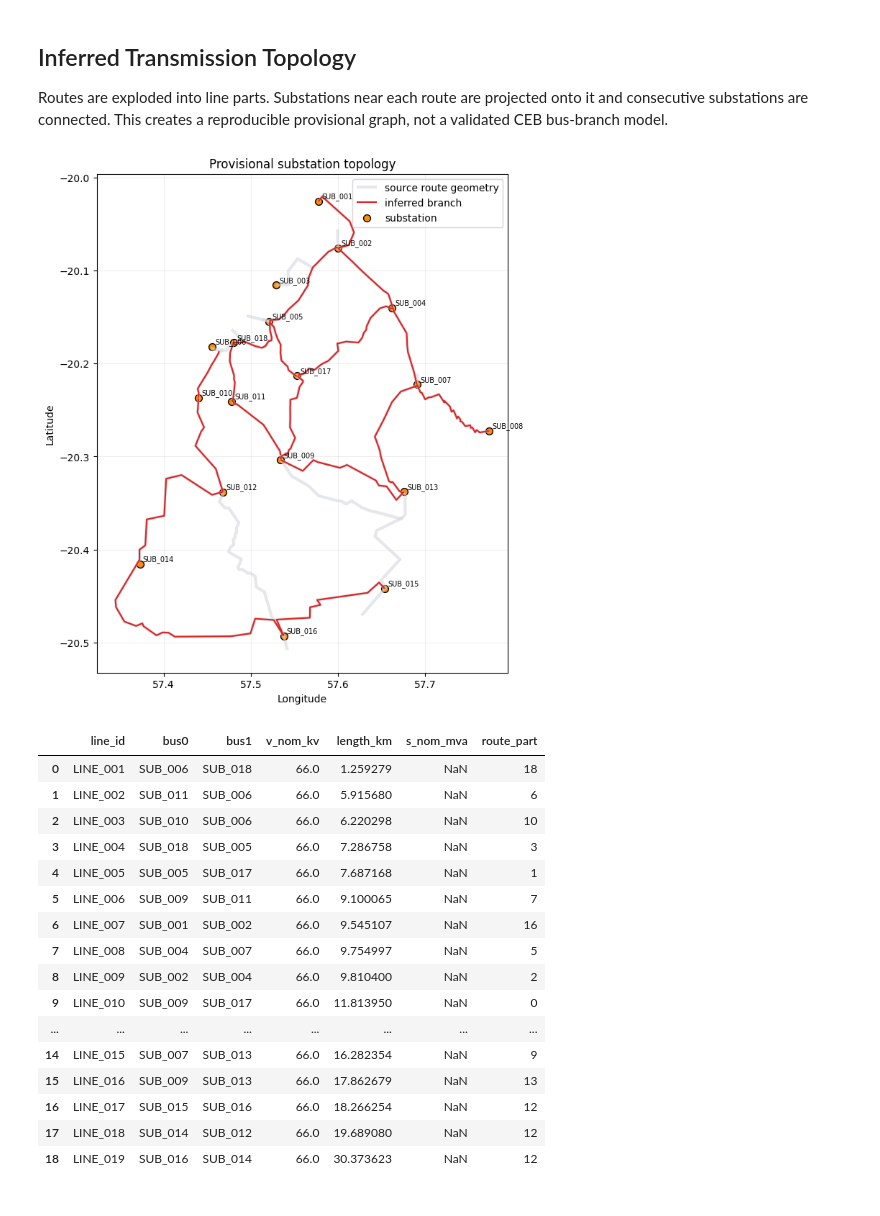
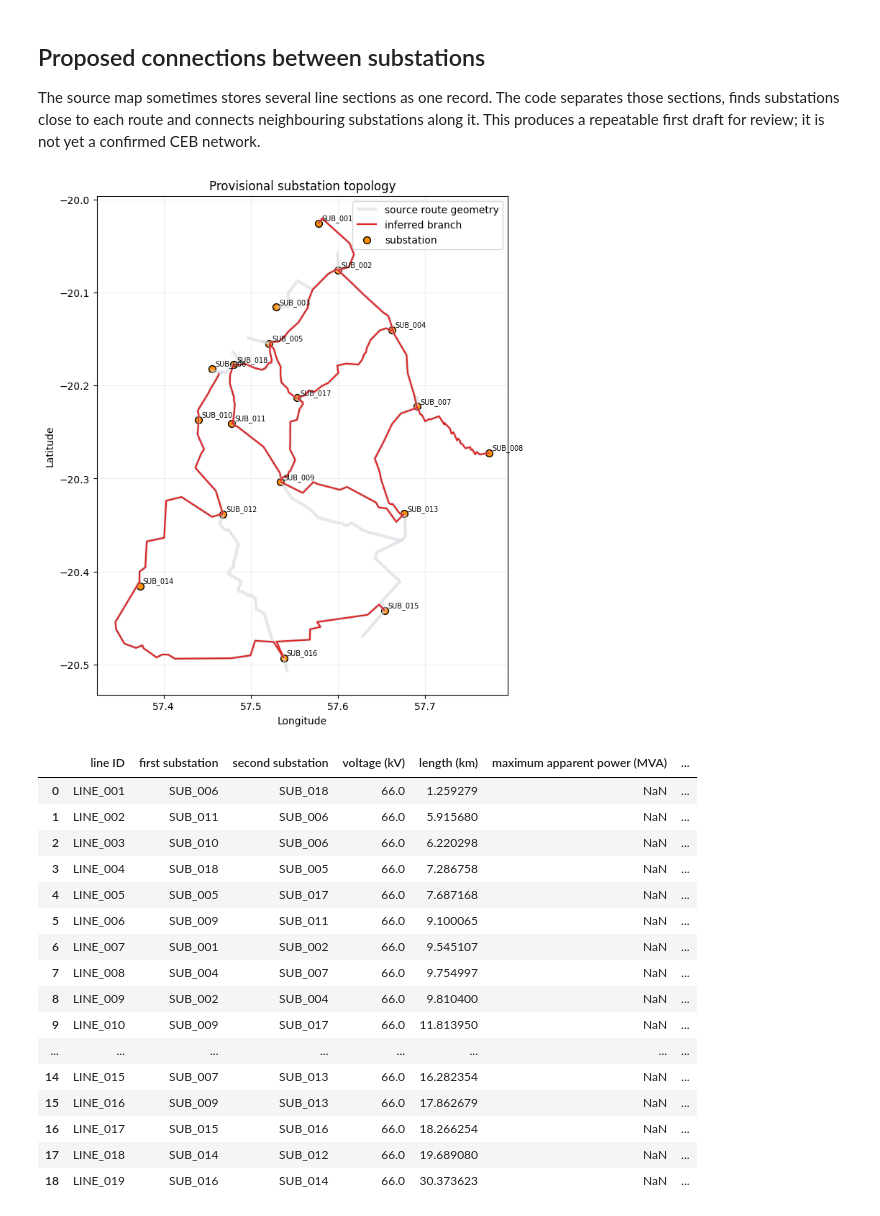
Before and after one commit to cpalazzi/pypsa-earth-mauritius-kestrel, a Jupyter notebook: notebooks/asset_model/01_operational_network.ipynb, the cells around one changed output. Cells and saved outputs as stored; diff of their text form; code cells hidden in the pictures.

```diff
--- a/notebooks/asset_model/01_operational_network.ipynb
+++ b/notebooks/asset_model/01_operational_network.ipynb
@@ -53,40 +59,50 @@ report
 # %% [markdown]
-## Inferred Transmission Topology
+## Proposed connections between substations
 
-Routes are exploded into line parts. Substations near each route are projected onto it and consecutive substations are connected. This creates a reproducible provisional graph, not a validated CEB bus-branch model.
+The source map sometimes stores several line sections as one record. The code separates those sections, finds substations close to each route and connects neighbouring substations along it. This produces a repeatable first draft for review; it is not yet a confirmed CEB network.
 # %%
 fig, ax = plt.subplots(figsize=(9, 9))
 routes.plot(ax=ax, color="#d1d5db", linewidth=3, alpha=0.55, label="source route geometry")
 if not result.lines.empty:
     result.lines.plot(ax=ax, color="#dc2626", linewidth=1.6, label="inferred branch")
 result.buses.plot(ax=ax, color="#ff8c00", edgecolor="black", markersize=50, label="substation")
 for _, row in result.buses.iterrows():
     ax.annotate(row["bus_id"], (row.geometry.x, row.geometry.y), xytext=(3, 3), textcoords="offset points", fontsize=7)
 ax.set_title("Provisional substation topology")
 ax.set_xlabel("Longitude")
 ax.set_ylabel("Latitude")
 ax.grid(alpha=0.2)
 ax.legend()
 plt.show()
 
-display(result.lines.drop(columns="geometry"))
+display(
+    result.lines.drop(columns="geometry").rename(columns={
+        "line_id": "line ID",
+        "bus0": "first substation",
+        "bus1": "second substation",
+        "v_nom_kv": "voltage (kV)",
+        "length_km": "length (km)",
+        "s_nom_mva": "maximum apparent power (MVA)",
+        "route_part": "source route section",
+    })
+)
 # %% [output]
 [figure]
-|  | line_id | bus0 | bus1 | v_nom_kv | length_km | s_nom_mva | route_part |
-| 0 | LINE_001 | SUB_006 | SUB_018 | 66.0 | 1.259279 | NaN | 18 |
-| 1 | LINE_002 | SUB_011 | SUB_006 | 66.0 | 5.915680 | NaN | 6 |
-| 2 | LINE_003 | SUB_010 | SUB_006 | 66.0 | 6.220298 | NaN | 10 |
-| 3 | LINE_004 | SUB_018 | SUB_005 | 66.0 | 7.286758 | NaN | 3 |
-| 4 | LINE_005 | SUB_005 | SUB_017 | 66.0 | 7.687168 | NaN | 1 |
-| 5 | LINE_006 | SUB_009 | SUB_011 | 66.0 | 9.100065 | NaN | 7 |
-| 6 | LINE_007 | SUB_001 | SUB_002 | 66.0 | 9.545107 | NaN | 16 |
-| 7 | LINE_008 | SUB_004 | SUB_007 | 66.0 | 9.754997 | NaN | 5 |
-| 8 | LINE_009 | SUB_002 | SUB_004 | 66.0 | 9.810400 | NaN | 2 |
-| 9 | LINE_010 | SUB_009 | SUB_017 | 66.0 | 11.813950 | NaN | 0 |
+|  | line ID | first substation | second substation | voltage (kV) | length (km) | maximum apparent power (MVA) | ... |
+| 0 | LINE_001 | SUB_006 | SUB_018 | 66.0 | 1.259279 | NaN | ... |
+| 1 | LINE_002 | SUB_011 | SUB_006 | 66.0 | 5.915680 | NaN | ... |
+| 2 | LINE_003 | SUB_010 | SUB_006 | 66.0 | 6.220298 | NaN | ... |
+| 3 | LINE_004 | SUB_018 | SUB_005 | 66.0 | 7.286758 | NaN | ... |
+| 4 | LINE_005 | SUB_005 | SUB_017 | 66.0 | 7.687168 | NaN | ... |
+| 5 | LINE_006 | SUB_009 | SUB_011 | 66.0 | 9.100065 | NaN | ... |
+| 6 | LINE_007 | SUB_001 | SUB_002 | 66.0 | 9.545107 | NaN | ... |
+| 7 | LINE_008 | SUB_004 | SUB_007 | 66.0 | 9.754997 | NaN | ... |
+| 8 | LINE_009 | SUB_002 | SUB_004 | 66.0 | 9.810400 | NaN | ... |
+| 9 | LINE_010 | SUB_009 | SUB_017 | 66.0 | 11.813950 | NaN | ... |
 | ... | ... | ... | ... | ... | ... | ... | ... |
-| 14 | LINE_015 | SUB_007 | SUB_013 | 66.0 | 16.282354 | NaN | 9 |
-| 15 | LINE_016 | SUB_009 | SUB_013 | 66.0 | 17.862679 | NaN | 13 |
-| 16 | LINE_017 | SUB_015 | SUB_016 | 66.0 | 18.266254 | NaN | 12 |
-| 17 | LINE_018 | SUB_014 | SUB_012 | 66.0 | 19.689080 | NaN | 12 |
-| 18 | LINE_019 | SUB_016 | SUB_014 | 66.0 | 30.373623 | NaN | 12 |
+| 14 | LINE_015 | SUB_007 | SUB_013 | 66.0 | 16.282354 | NaN | ... |
+| 15 | LINE_016 | SUB_009 | SUB_013 | 66.0 | 17.862679 | NaN | ... |
+| 16 | LINE_017 | SUB_015 | SUB_016 | 66.0 | 18.266254 | NaN | ... |
+| 17 | LINE_018 | SUB_014 | SUB_012 | 66.0 | 19.689080 | NaN | ... |
+| 18 | LINE_019 | SUB_016 | SUB_014 | 66.0 | 30.373623 | NaN | ... |
 # %% [markdown]
```
Also changed, not shown: parts of 7 cells of this notebook, 26 other files.
